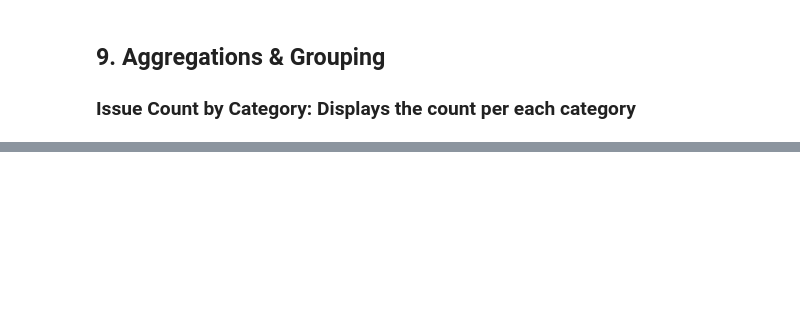
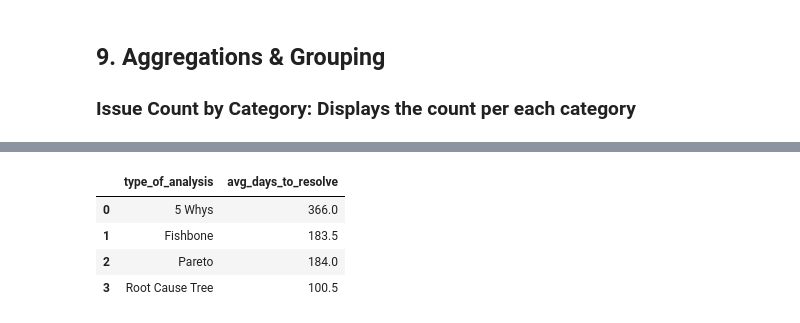
Before and after one commit to Kiruthikaa2512/datafun-05-sql-project, a Jupyter notebook: sql_eda_project.ipynb, the cells around one changed output, grey strips where cells are left out. Drawn from its saved outputs; the diff is of its cells as text; code cells hidden in the pictures; blank space fills up the shorter version.

```diff
--- a/sql_eda_project.ipynb
+++ b/sql_eda_project.ipynb
@@ -436,0 +440,15 @@ Category counts:
+# %%
+query = """
+SELECT a.type_of_analysis,
+       AVG(JULIANDAY(a.resolution_date) - JULIANDAY(i.created_date)) AS avg_days_to_resolve
+FROM analysis a
+JOIN issues i ON a.task_id = i.task_id
+GROUP BY a.type_of_analysis;
+"""
+pd.read_sql_query(query, connection)
+# %% [output]
+|  | type_of_analysis | avg_days_to_resolve |
+| 0 | 5 Whys | 366.0 |
+| 1 | Fishbone | 183.5 |
+| 2 | Pareto | 184.0 |
+| 3 | Root Cause Tree | 100.5 |
```
Also changed, not shown: parts of 22 cells of this notebook.
